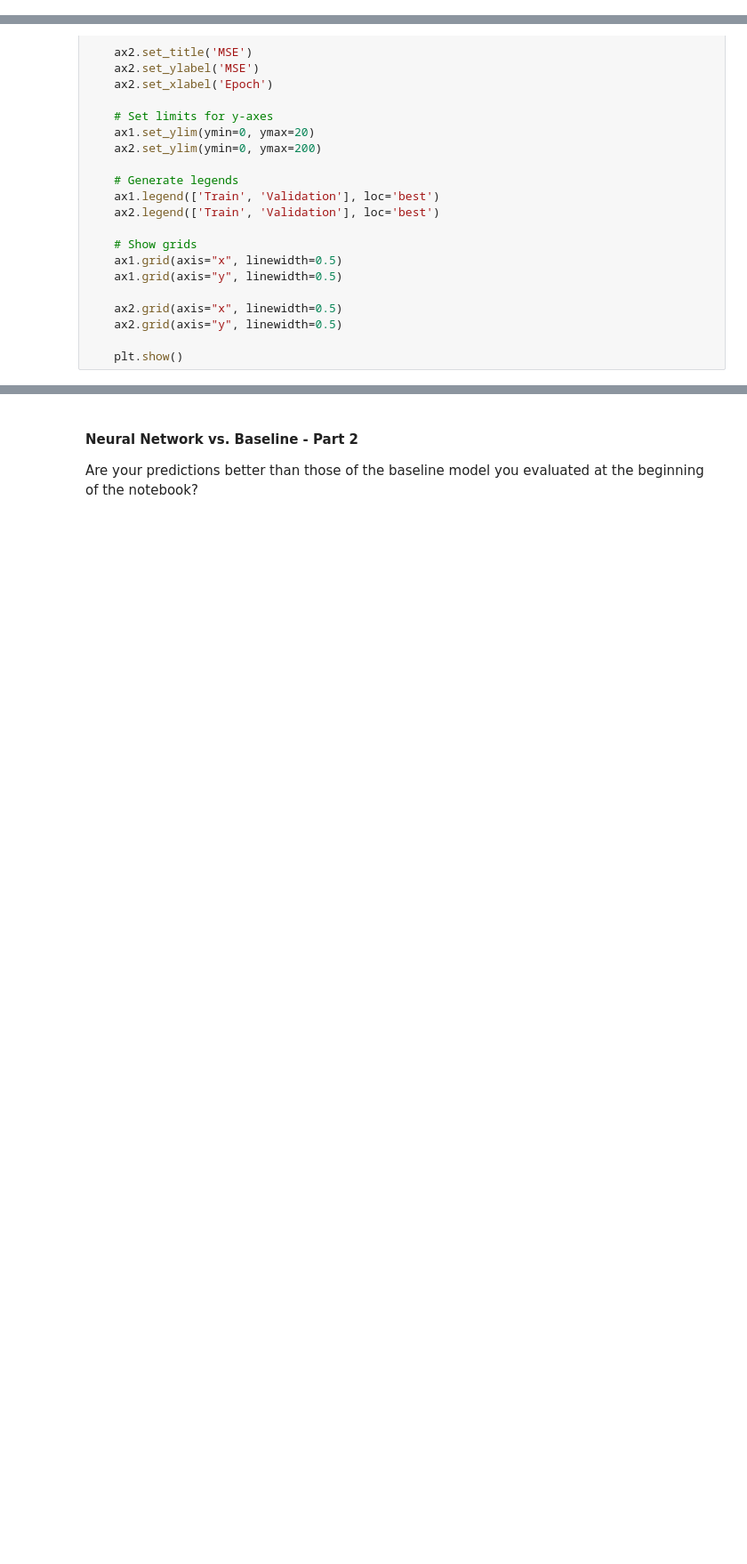
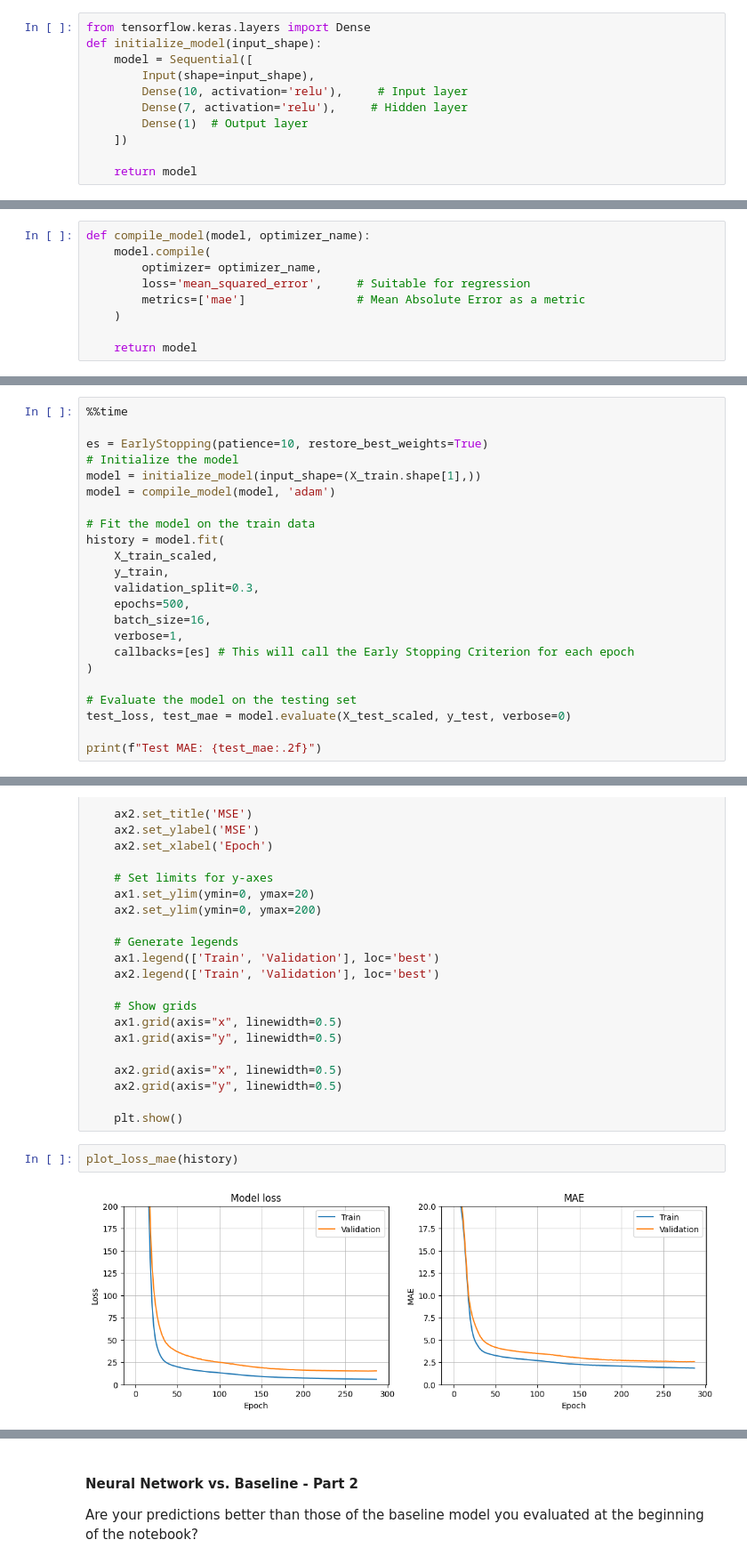
Before and after one commit to saranjthilak/data-finetune-your-neural-network, a Jupyter notebook: Finetune-and-save-your-neural-network.ipynb, the cells around one changed output, grey strips where cells are left out. Shown: that part at 89% size. Saved outputs shown, nothing was run; the diff lists cells and outputs as text; blank space fills up the shorter version.

```diff
--- a/Finetune-and-save-your-neural-network.ipynb
+++ b/Finetune-and-save-your-neural-network.ipynb
@@ -100,3 +163,14 @@ def initialize_model():
+# %%
+from tensorflow.keras.layers import Dense
+def initialize_model(input_shape):
+    model = Sequential([
+        Input(shape=input_shape),
+        Dense(10, activation='relu'),     # Input layer
+        Dense(7, activation='relu'),     # Hidden layer
+        Dense(1)  # Output layer
+    ])
+
+    return model
 # %% [markdown]
 #### ❓Number of Parameters
 
@@ -139,3 +208,12 @@ def compile_model(model, optimizer_name):
+# %%
+def compile_model(model, optimizer_name):
+    model.compile(
+        optimizer= optimizer_name,
+        loss='mean_squared_error',     # Suitable for regression
+        metrics=['mae']                # Mean Absolute Error as a metric
+    )
+
+    return model
 # %% [markdown]
 ### ❓Evaluating the Model
 
@@ -156,0 +233,23 @@ As we saw in the **"How to prevent overfitting"** challenge,  you could also use
+# %%
+%%time
+
+es = EarlyStopping(patience=10, restore_best_weights=True)
+# Initialize the model
+model = initialize_model(input_shape=(X_train.shape[1],))
+model = compile_model(model, 'adam')
+
+# Fit the model on the train data
+history = model.fit(
+    X_train_scaled,
+    y_train,
+    validation_split=0.3,
+    epochs=500,
+    batch_size=16,
+    verbose=1,
+    callbacks=[es] # This will call the Early Stopping Criterion for each epoch
+)
+
+# Evaluate the model on the testing set
+test_loss, test_mae = model.evaluate(X_test_scaled, y_test, verbose=0)
+
+print(f"Test MAE: {test_mae:.2f}")
@@ -251,3 +370,7 @@ def plot_loss_mse(history):
     ax2.grid(axis="y", linewidth=0.5)
 
     plt.show()
+# %%
+plot_loss_mae(history)
+# %% [output]
+[figure, added]
```
Also changed, not shown: parts of 35 cells of this notebook, 2 other files.
